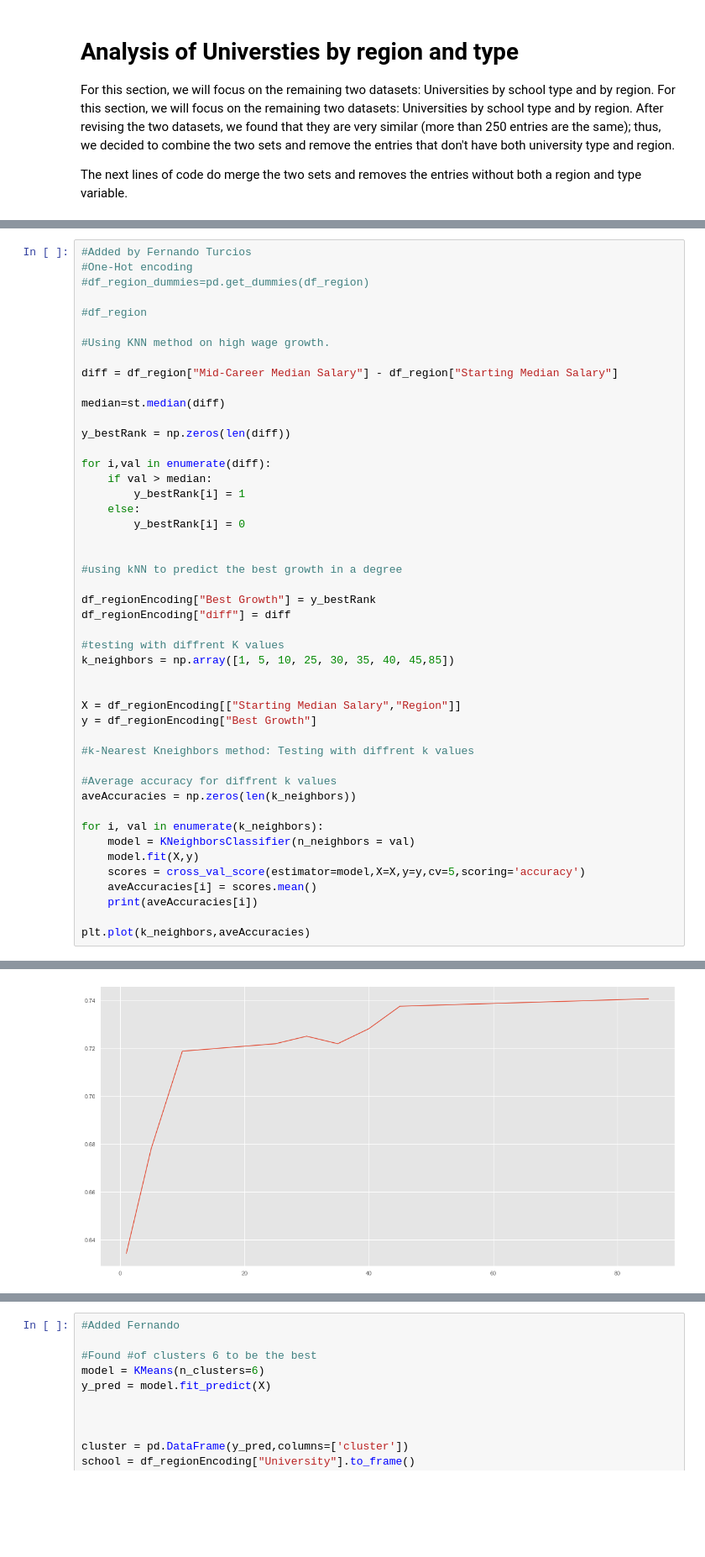
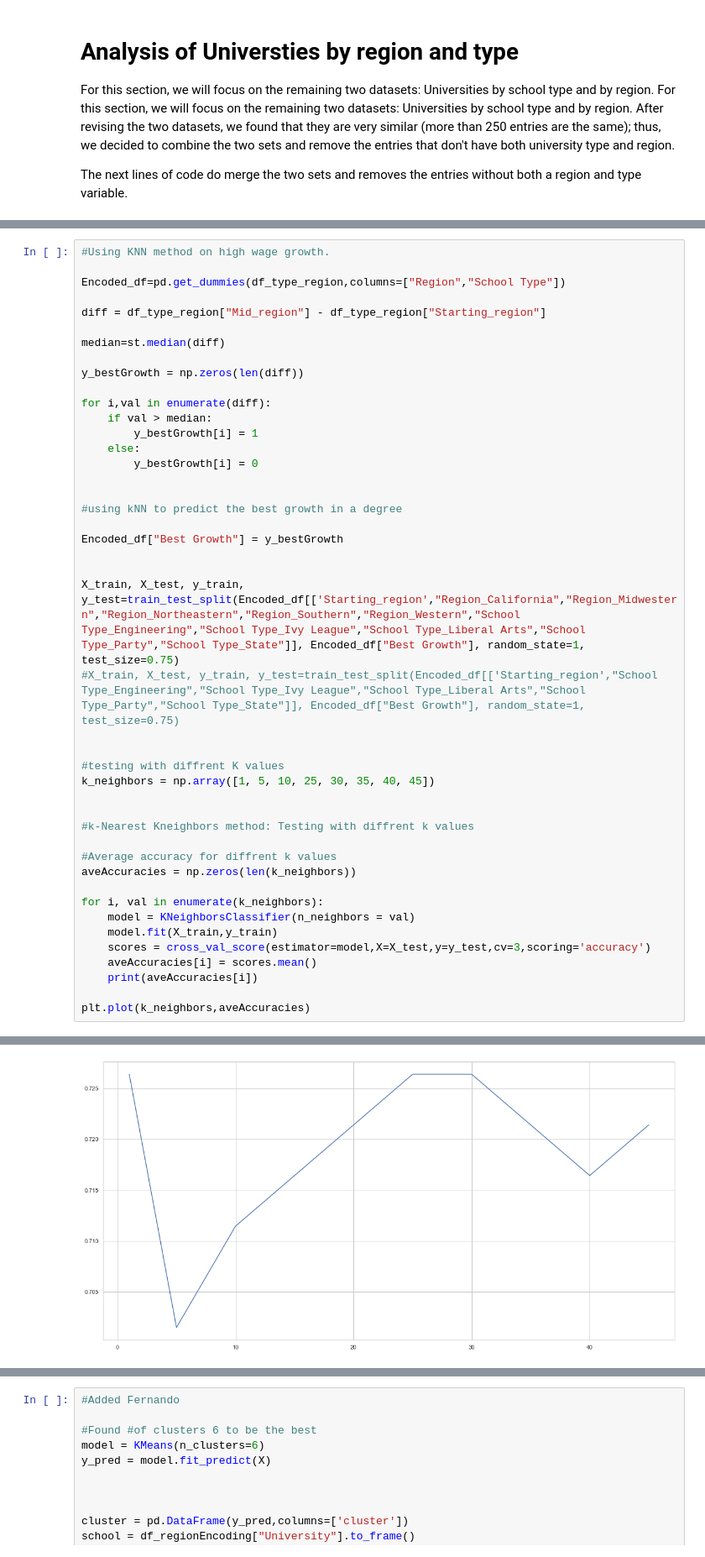
Before and after one commit to UU-Data-Science-Project/Degree-Analyzer, a Jupyter notebook: Project_File.ipynb, the cells around one changed output, grey strips where cells are left out. Shown at 84% size. Drawn from its saved outputs; the diff is of its cells as text; blank space fills up the shorter version.

```diff
--- a/Project_File.ipynb
+++ b/Project_File.ipynb
@@ -814,36 +794,33 @@ NameError: name 'df_regionEncoding' is not defined
 # %%
-#Added by Fernando Turcios
-#One-Hot encoding
-#df_region_dummies=pd.get_dummies(df_region)
-
-#df_region
-
 #Using KNN method on high wage growth.
 
-diff = df_region["Mid-Career Median Salary"] - df_region["Starting Median Salary"]
+Encoded_df=pd.get_dummies(df_type_region,columns=["Region","School Type"])
+
+diff = df_type_region["Mid_region"] - df_type_region["Starting_region"]
 
 median=st.median(diff)
 
-y_bestRank = np.zeros(len(diff))
+y_bestGrowth = np.zeros(len(diff))
 
 for i,val in enumerate(diff):
     if val > median:
-        y_bestRank[i] = 1
+        y_bestGrowth[i] = 1
     else:
-        y_bestRank[i] = 0
+        y_bestGrowth[i] = 0
 
 
 #using kNN to predict the best growth in a degree
 
-df_regionEncoding["Best Growth"] = y_bestRank
-df_regionEncoding["diff"] = diff
+Encoded_df["Best Growth"] = y_bestGrowth
+
+
+X_train, X_test, y_train, y_test=train_test_split(Encoded_df[['Starting_region',"Region_California","Region_Midwestern","Region_Northeastern","Region_Southern","Region_Western","School Type_Engineering","School Type_Ivy League","School Type_Liberal Arts","School Type_Party","School Type_State"]], Encoded_df["Best Growth"], random_state=1, test_size=0.75)
+#X_train, X_test, y_train, y_test=train_test_split(Encoded_df[['Starting_region',"School Type_Engineering","School Type_Ivy League","School Type_Liberal Arts","School Type_Party","School Type_State"]], Encoded_df["Best Growth"], random_state=1, test_size=0.75)
+
 
 #testing with diffrent K values
-k_neighbors = np.array([1, 5, 10, 25, 30, 35, 40, 45,85])
+k_neighbors = np.array([1, 5, 10, 25, 30, 35, 40, 45])
 
-
-X = df_regionEncoding[["Starting Median Salary","Region"]]
-y = df_regionEncoding["Best Growth"]
 
 #k-Nearest Kneighbors method: Testing with diffrent k values
 
@@ -852,8 +829,8 @@ aveAccuracies = np.zeros(len(k_neighbors))
 
 for i, val in enumerate(k_neighbors):
     model = KNeighborsClassifier(n_neighbors = val)
-    model.fit(X,y)
-    scores = cross_val_score(estimator=model,X=X,y=y,cv=5,scoring='accuracy')
+    model.fit(X_train,y_train)
+    scores = cross_val_score(estimator=model,X=X_test,y=y_test,cv=3,scoring='accuracy')
     aveAccuracies[i] = scores.mean()
     print(aveAccuracies[i])
 
@@ -871,5 +847,5 @@ plt.plot(k_neighbors,aveAccuracies)
 [<matplotlib.lines.Line2D at 0x...>]
-[figure, old version]
+[figure, new version]
 # %%
 #Kmeans clustering
 
```
Also changed, not shown: parts of 17 cells of this notebook.
